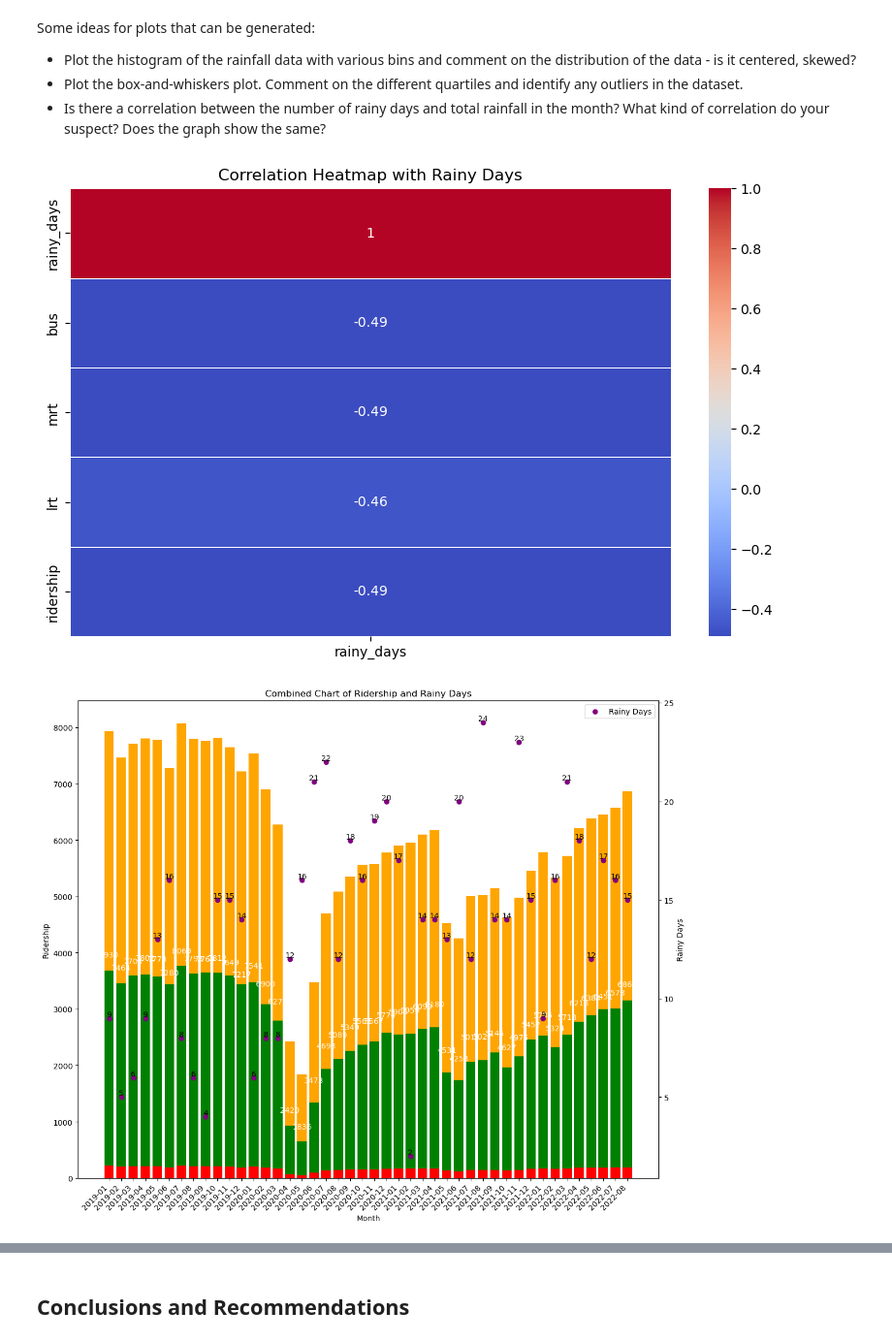
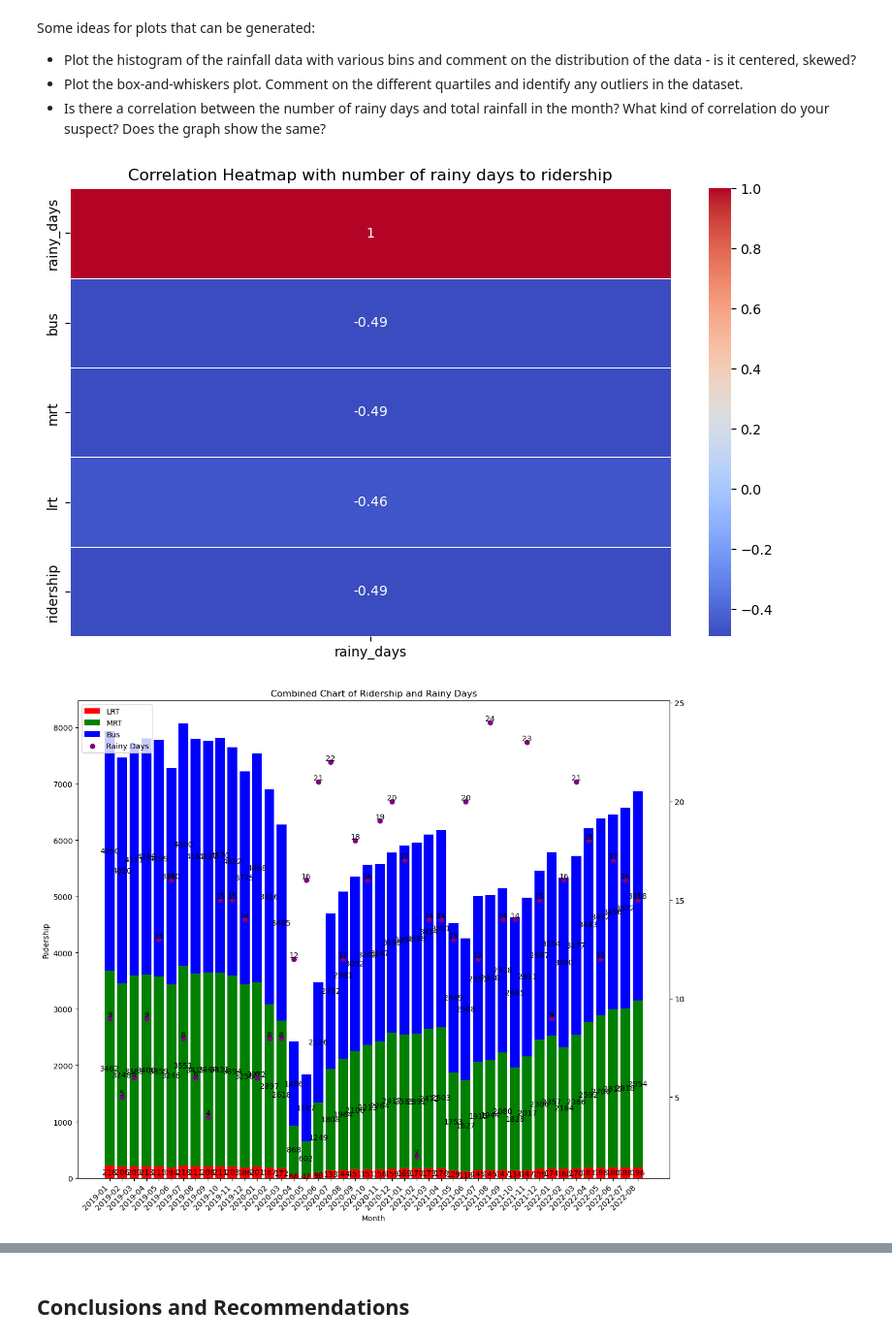
Before and after one commit to ivanchanzhengyang/Project-1, a Jupyter notebook: Project 1 codes.ipynb, the cells around one changed output, grey strips where cells are left out. Shown at 97% size. Saved outputs shown, nothing was run; the diff lists cells and outputs as text; code cells hidden in the pictures.

```diff
--- a/Project 1 codes.ipynb
+++ b/Project 1 codes.ipynb
@@ -168,8 +166,8 @@ Import all the datasets that you selected for this project and go through the fo
 10. Perform any additional cleaning that you feel is necessary.
 11. Save your cleaned and merged dataframes as csv files.
 # %%
-df1 = pd.read_csv('Data/rainfall-monthly-number-of-rain-days.csv')
-df2 = pd.read_csv('Data/Project-1-data (PT Ridership Monthly 2019-2022).csv')
+df1 = pd.read_csv('data/rainfall-monthly-number-of-rain-days.csv')
+df2 = pd.read_csv('data/Project-1-data (PT Ridership Monthly 2019-2022).csv')
 # %%
 df1.head()
 # %% [output]
@@ -377,59 +375,84 @@ columns_to_correlate = df_rainy_ridership[['rainy_days', 'bus', 'mrt', 'lrt', 'r
 # Create a heatmap for the correlation of 'rainy_days' with other variables
 plt.figure(figsize=(10, 6))  # Adjust the figure size as needed
 sns.heatmap(columns_to_correlate.corr()[['rainy_days']], annot=True, cmap='coolwarm', linewidths=0.5)
-plt.title("Correlation Heatmap with Rainy Days")
-plt.savefig("Generated images/heatmap (rainy days to ridership).png")
+plt.title("Correlation Heatmap with number of rainy days to ridership")
+plt.savefig("Generated images/heatmap (rainy_days_to_ridership).png")
 plt.show()
 # %% [output]
-[figure, old version]
+[figure, new version]
 # %%
-# Define a custom color palette for the variables
-custom_palette = {'bus': 'orange', 'mrt': 'green', 'lrt': 'red', 'rainy_days': 'purple'}
 # Create a figure with a single set of axes
 fig, ax1 = plt.subplots(figsize=(12, 10))
+
 # Stacked column chart for "lrt," "mrt," and "bus"
 months = df_rainy_ridership['month']
 lrt = df_rainy_ridership['lrt']
 mrt = df_rainy_ridership['mrt']
 bus = df_rainy_ridership['bus']
-bars_lrt = ax1.bar(months, lrt, label='LRT', color=custom_palette['lrt'])
-bars_mrt = ax1.bar(months, mrt, bottom=lrt, label='MRT', color=custom_palette['mrt'])
-bars_bus = ax1.bar(months, bus, bottom=[i+j for i,j in zip(lrt, mrt)], label='Bus', color=custom_palette['bus'])
+bars_lrt = ax1.bar(months, lrt, label='LRT', color='red')
+bars_mrt = ax1.bar(months, mrt, bottom=lrt, label='MRT', color='green')
+bars_bus = ax1.bar(months, bus, bottom=[i+j for i,j in zip(lrt, mrt)], label='Bus', color='blue')
+
 # Labels for the stacked bars (centered within the bars)
 for bar, h_lrt, h_mrt, h_bus in zip(bars_lrt, lrt, mrt, bus):
     total_height = h_lrt + h_mrt + h_bus
     ax1.text(
         bar.get_x() + bar.get_width() / 2,
-        total_height / 2,
-        f"{int(total_height)}",
+        h_lrt / 2,
+        f"{int(h_lrt)}",
         ha='center',
         va='center',
         fontsize=10,
-        color='white',
+        color='black',
     )
+    ax1.text(
+        bar.get_x() + bar.get_width() / 2,
+        h_lrt + h_mrt / 2,
+        f"{int(h_mrt)}",
+        ha='center',
+        va='center',
+        fontsize=10,
+        color='black',
+    )
+    ax1.text(
+        bar.get_x() + bar.get_width() / 2,
+        total_height - h_bus / 2,
+        f"{int(h_bus)}",
+        ha='center',
+        va='center',
+        fontsize=10,
+        color='black',
+    )
+
 # Set labels and title for the primary y-axis
 ax1.set_xlabel('Month')
 ax1.set_ylabel('Ridership')
 ax1.set_title('Combined Chart of Ridership and Rainy Days')
+
 # Create a secondary y-axis for the scatterplot
 ax2 = ax1.twinx()
+
 # Scatterplot for "rainy_days" on the secondary y-axis
-ax2.scatter(df_rainy_ridership['month'], df_rainy_ridership['rainy_days'], label='Rainy Days', marker='o', color=custom_palette['rainy_days'])
-ax2.set_ylabel('Rainy Days', color=custom_palette['rainy_days'])
+ax2.scatter(df_rainy_ridership['month'], df_rainy_ridership['rainy_days'], label='Rainy Days', marker='o', color='purple')
+
 # Labels for the scatterplot data points (above the points)
 for x, y in zip(df_rainy_ridership['month'], df_rainy_ridership['rainy_days']):
     ax2.text(x, y, f"{y}", ha='center', va='bottom', fontsize=10)
+
 # Adjust the x-axis labels
 ax1.set_xticks(months)
 ax1.set_xticklabels(months, rotation=45, ha='right')
+
 # Adjust the legends
 lines, labels = ax1.get_legend_handles_labels()
 lines2, labels2 = ax2.get_legend_handles_labels()
 ax2.legend(lines + lines2, labels + labels2, loc='upper left')
+
 # Adjust spacing
 plt.tight_layout()
+
 # Save the figure and show the plot
-#plt.savefig('Generated images//Combined_Chart_with_Secondary_Axis_Labels.png', dpi=300, bbox_inches='tight')
+plt.savefig('Generated images/Combined_Chart_with_Secondary_Axis_Labels.png', dpi=300, bbox_inches='tight')
 plt.show()
 # %% [output]
-[figure, old version]
+[figure, new version]
```
Also changed, not shown: parts of 5 cells of this notebook, 21 other files.
